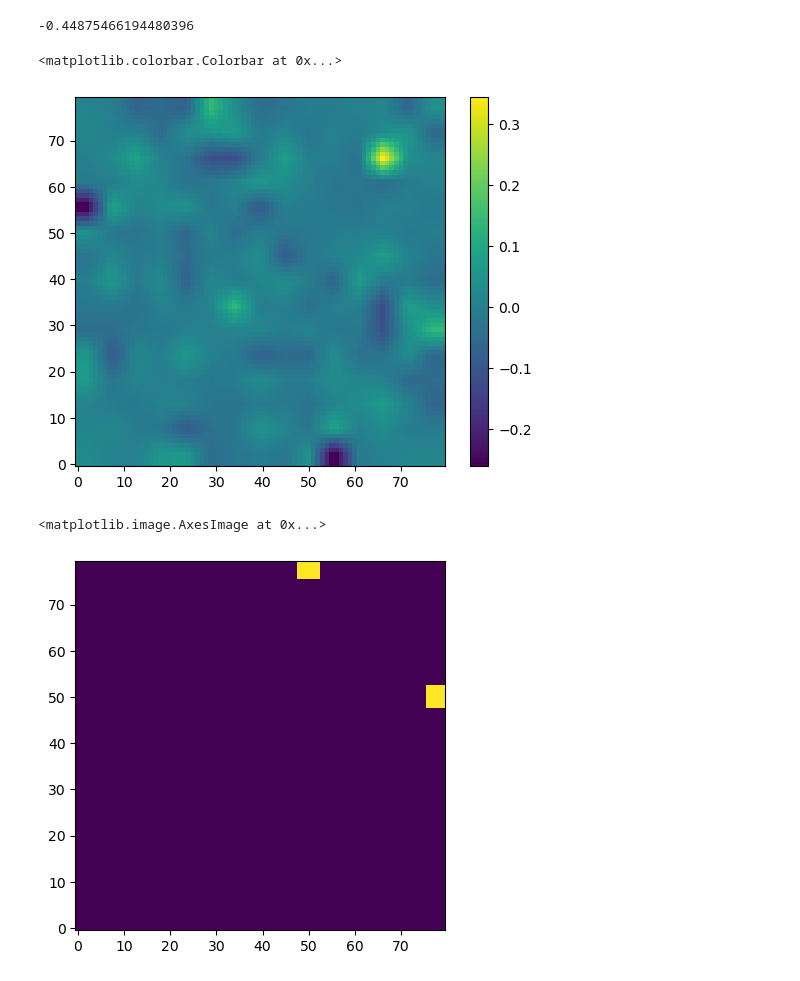
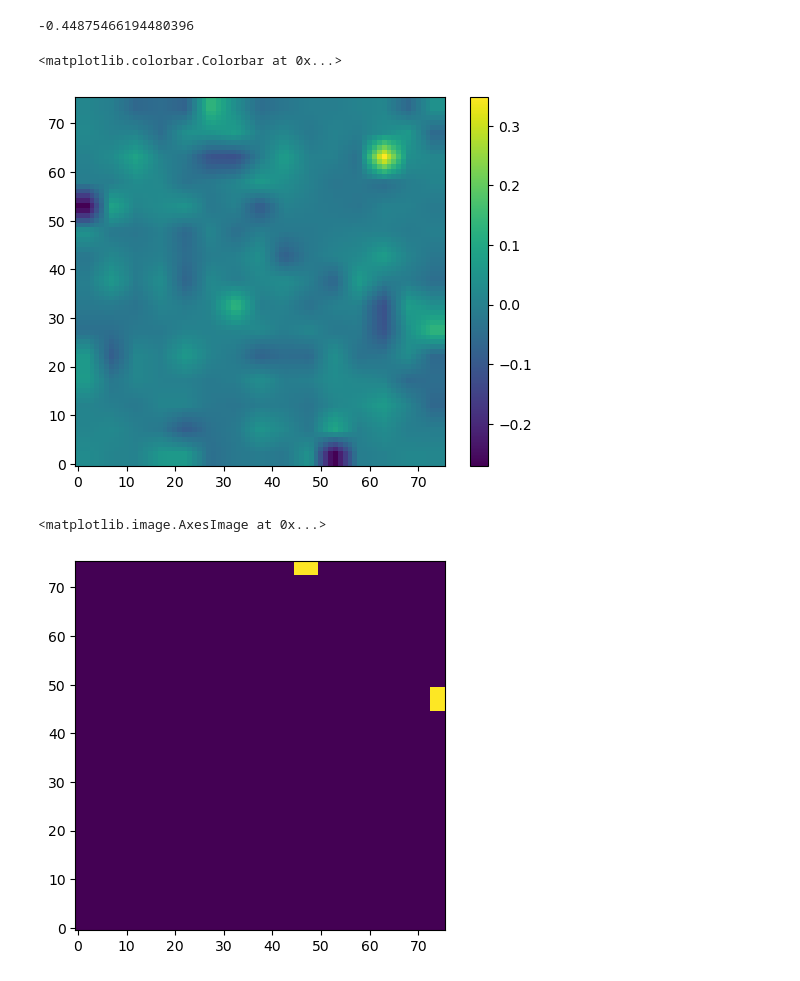
Before and after one commit to kevinmicha/ANTIPASTI, a Jupyter notebook: NMA CNN.ipynb, the cells around one changed output. Saved outputs shown, nothing was run; the diff lists cells and outputs as text; code cells hidden in the pictures.

```diff
--- a/NMA CNN.ipynb
+++ b/NMA CNN.ipynb
@@ -549,19 +549,19 @@ img.sum()
 # %% [output]
 -0.44875466194480396
 # %%
-plt.imshow(cv2.resize(img, dsize=(80, 80)), origin='lower')
+plt.imshow(cv2.resize(img, dsize=(76, 76)), origin='lower')
 plt.colorbar()
 # %% [output]
 <matplotlib.colorbar.Colorbar at 0x...>
-[figure, old version]
+[figure, new version]
 # %%
 #Arbitrary mask analysis
-test_mask = np.zeros((80,80))
-test_mask[48:53, 76:] = 1
+test_mask = np.zeros((76,76))
+test_mask[45:50, 73:] = 1
 test_mask += np.transpose(test_mask)
 plt.imshow(test_mask, origin='lower')
 # %% [output]
 <matplotlib.image.AxesImage at 0x...>
-[figure, old version]
+[figure, new version]
 # %%
 #CDR-H3 analysis
```
Also changed, not shown: parts of 19 cells of this notebook, 1 other file.
